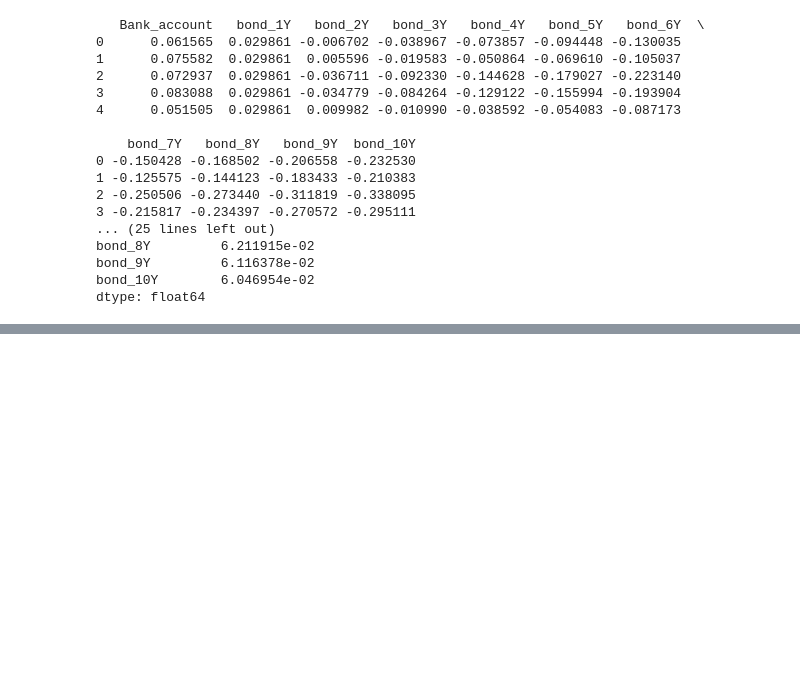
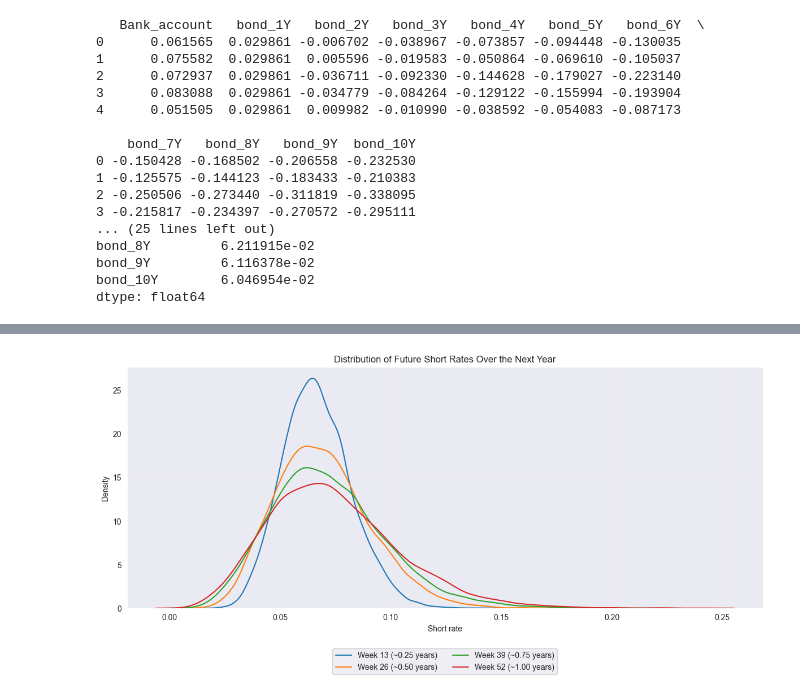
Before and after one commit to Madsnhr/FinEcon, a Jupyter notebook: Exam 2025/codeing/Solution.ipynb, the cells around one changed output, grey strips where cells are left out. Saved outputs shown, nothing was run; the diff lists cells and outputs as text; code cells hidden in the pictures; blank space fills up the shorter version.

```diff
--- a/Exam 2025/codeing/Solution.ipynb
+++ b/Exam 2025/codeing/Solution.ipynb
@@ -855,0 +961,26 @@ dtype: float64
+# %%
+# r_paths: shape (num_sims, 53), columns = weeks 0..52
+num_sims, n_steps_plus1 = r_paths.shape
+weeks = np.arange(n_steps_plus1)
+
+# choose some future times to show (quarterly over 1 year)
+selected_weeks = [13, 26, 39, 52]   # ≈ 0.25y, 0.5y, 0.75y, 1.0y
+
+fig, ax = plt.subplots(figsize=(12, 6))
+
+for w in selected_weeks:
+    sns.kdeplot(
+        r_paths[:, w],
+        ax=ax,
+        label=f"Week {w} (~{w/52:.2f} years)"
+    )
+
+ax.set_title("Distribution of Future Short Rates Over the Next Year")
+ax.set_xlabel("Short rate")
+ax.set_ylabel("Density")
+ax.legend(loc="upper center", bbox_to_anchor=(0.5, -0.15), ncol=2)
+ax.grid(True, linestyle="--", alpha=0.3)
+plt.tight_layout()
+plt.show()
+# %% [output]
+[figure, added]
```
Also changed, not shown: parts of 5 cells of this notebook.
